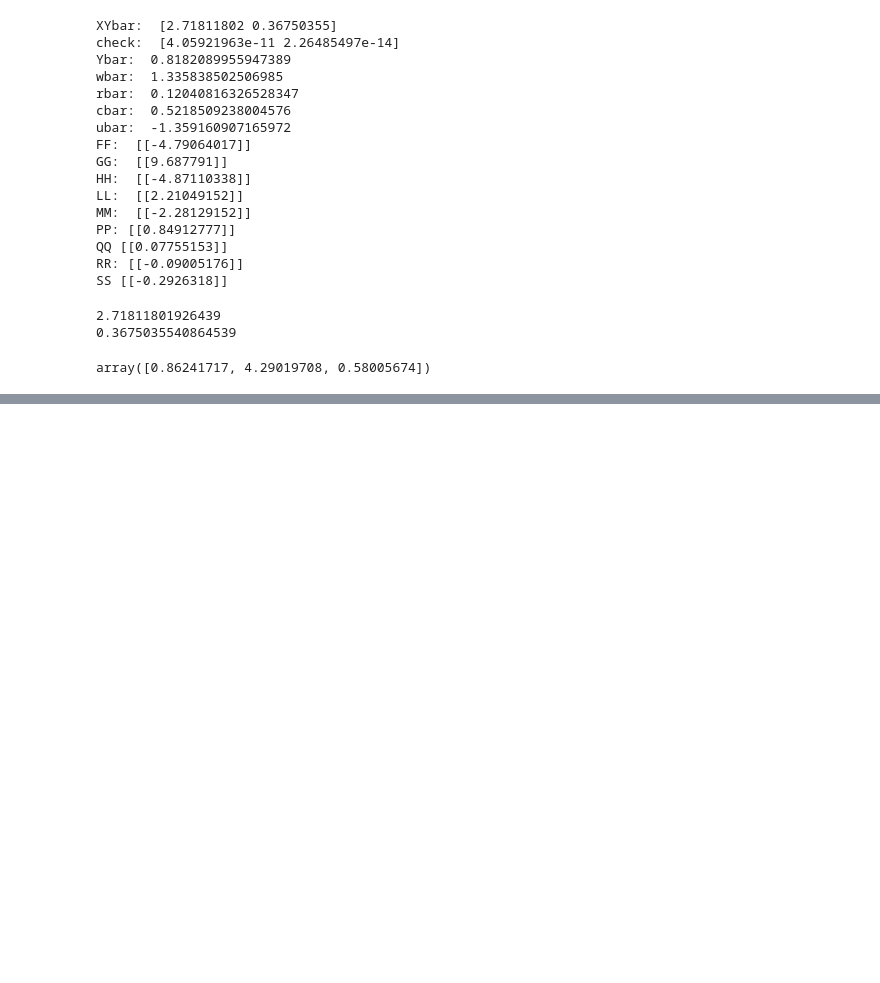
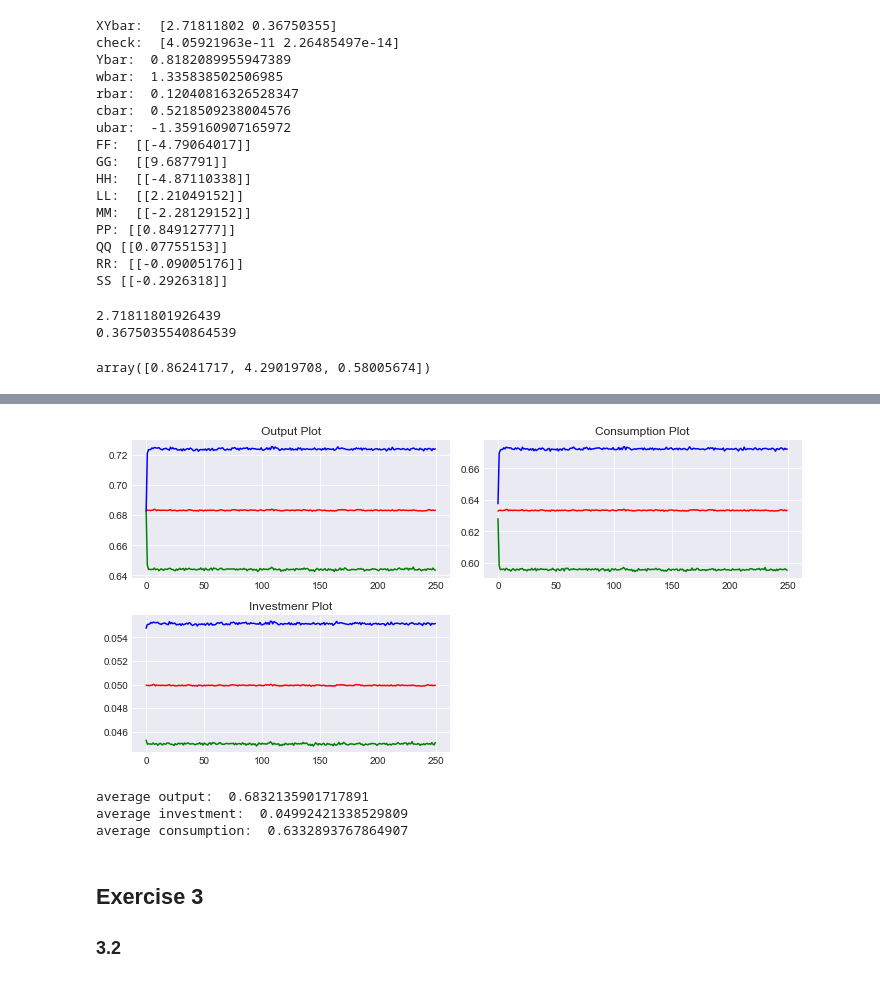
Before and after one commit to OpenSourceEcon/BootCamp2018, a Jupyter notebook: ProbSets/Econ/ProbSet4/ProbSet4_Codes.ipynb, the cells around one changed output, grey strips where cells are left out. Cells and saved outputs as stored; diff of their text form; code cells hidden in the pictures; blank space fills up the shorter version.

```diff
--- a/ProbSets/Econ/ProbSet4/ProbSet4_Codes.ipynb
+++ b/ProbSets/Econ/ProbSet4/ProbSet4_Codes.ipynb
@@ -1217,0 +1574,19 @@ array([0.86241717, 4.29019708, 0.58005674])
+# %%
+rhoz = 0.9 ** 20
+sigmaz = 0.02
+
+# find the derivatives matrices
+[AA, BB, CC, DD, FF, GG, HH, JJ, KK, LL, MM ] = LinApp_Deriv(Model_olg, params, theta0, nx, ny, nz, logX = True)
+print('F: ', FF)
+print('G: ', GG)
+print('H: ', HH)
+print('L: ', LL)
+print('M: ', MM)
+
+# set value for NN
+NN = rhoz
+
+# find the policy and jump function coefficients
+PP, QQ, UU, RR  = LinApp_Solve(AA,BB,CC,DD,FF,GG,HH,JJ,KK,LL,MM,NN,zbar,Sylv=0)
+print ('P:',PP)
+print ('Q:', QQ)
@@ -1217,0 +1644,46 @@ array([0.86241717, 4.29019708, 0.58005674])
+# %%
+ymin = np.zeros(250)
+ymax = np.zeros(250)
+cmin = np.zeros(250)
+cmax = np.zeros(250)
+Imin = np.zeros(250)
+Imax = np.zeros(250)
+
+for i in range(250):
+    ymin[i] = np.percentile(y[:, i], 5)
+    ymax[i] = np.percentile(y[:, i], 95)
+    cmin[i] = np.percentile(c[:, i], 5)
+    cmax[i] = np.percentile(c[:, i], 95)
+    Imin[i] = np.percentile(I[:, i], 5)
+    Imax[i] = np.percentile(I[:, i], 95)
+
+
+pylab.rcParams['figure.figsize'] = (10, 5)
+plt.subplot(221)
+plt.plot(np.arange(0, 250), ymean[0: 250], c='r')
+plt.plot(np.arange(0, 250), ymin, c ='g')
+plt.plot(np.arange(0, 250), ymax, c ='b')
+plt.title("Output Plot")
+plt.subplot(222)
+plt.plot(np.arange(0, 250), cmean[0: 250], c='r')
+plt.plot(np.arange(0, 250), cmin, c ='g')
+plt.plot(np.arange(0, 250), cmax, c ='b')
+plt.title("Consumption Plot")
+plt.subplot(223)
+plt.plot(np.arange(0, 250), Imean[0: 250], c='r')
+plt.plot(np.arange(0, 250), Imin, c ='g')
+plt.plot(np.arange(0, 250), Imax, c ='b')
+plt.title("Investmenr Plot")
+plt.tight_layout()
+plt.show()
+print("average output: " ,ymean.mean())
+print("average investment: " ,Imean.mean())
+print("average consumption: " ,cmean.mean())
+# %% [output]
+[figure, added]
+average output:  0.6832135901717891
+average investment:  0.04992421338529809
+average consumption:  0.6332893767864907
+# %% [markdown]
+## Exercise 3
+### 3.2
```
Also changed, not shown: parts of 51 cells of this notebook, 2 other files.
